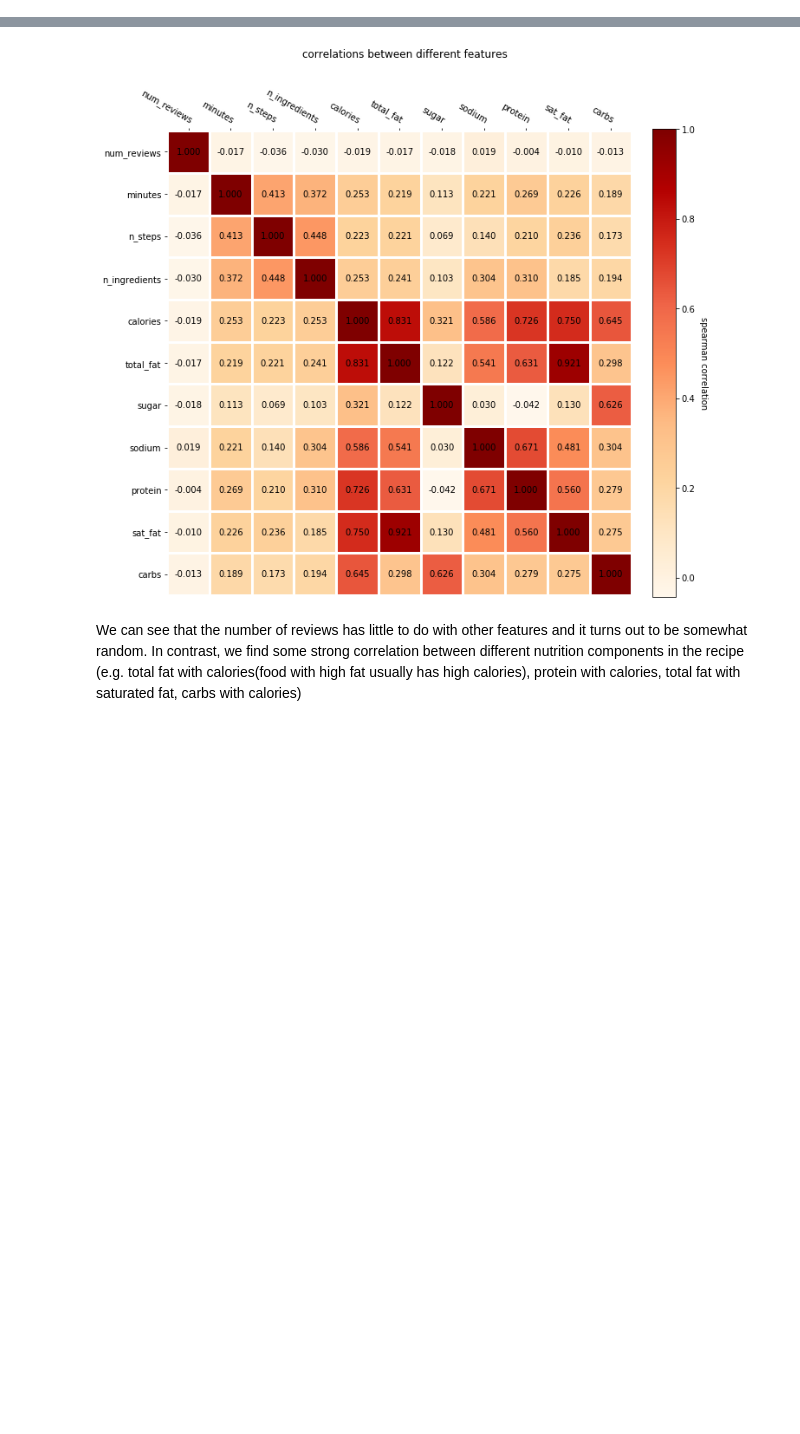
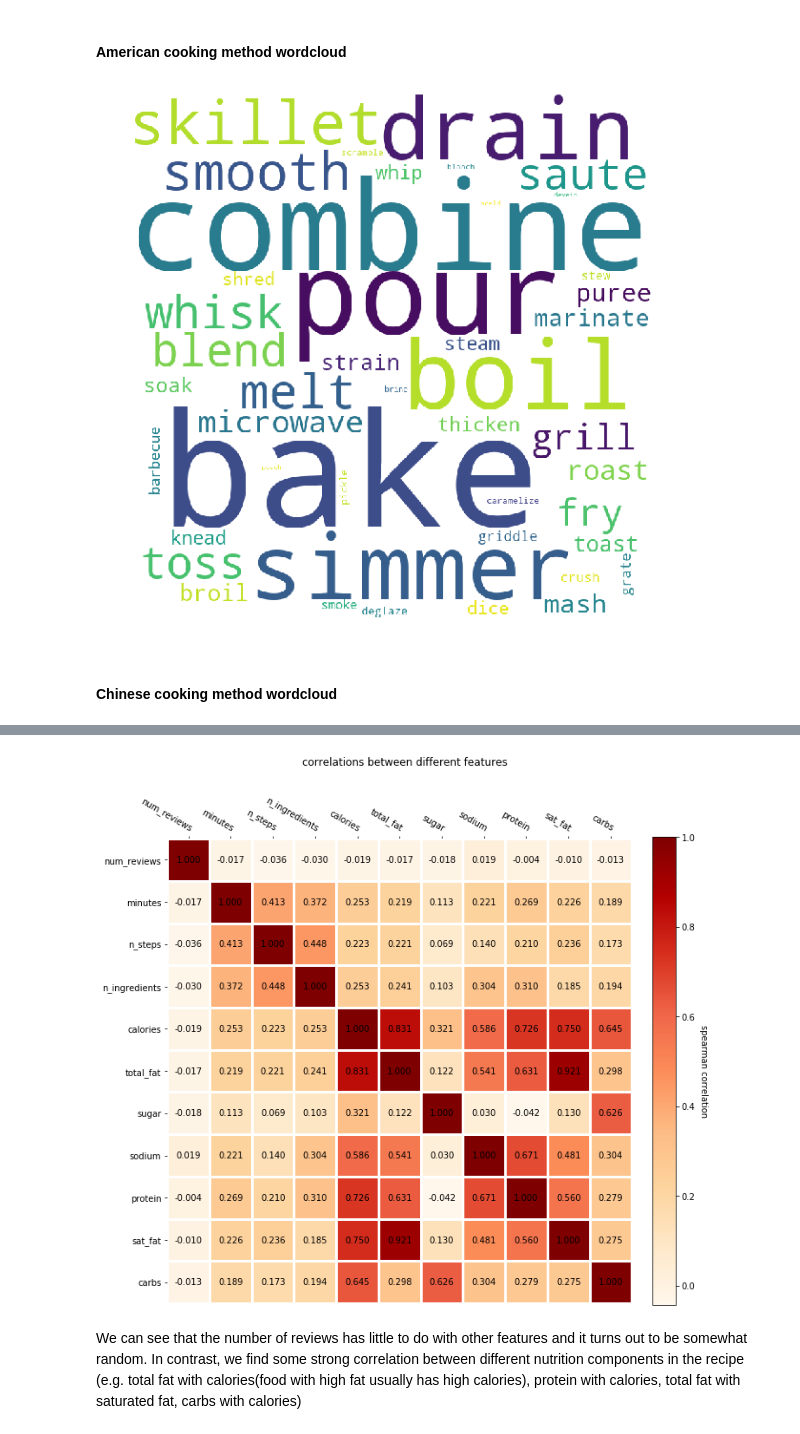
Before and after one commit to JiahuaWU/ada2019, a Jupyter notebook: Milestone2.ipynb, the cells around one changed output, grey strips where cells are left out. Drawn from its saved outputs; the diff is of its cells as text; code cells hidden in the pictures; blank space fills up the shorter version.

```diff
--- a/Milestone2.ipynb
+++ b/Milestone2.ipynb
@@ -50,0 +594,6 @@ dtype: bool
+# %%
+recipe_cooking['method'] = recipe_cooking['steps'].apply(judge_cooking)
+# %%
+recipe_cooking.reset_index(drop = True, inplace = True)
+# %%
+recipe_cooking.drop(index = recipe_cooking[recipe_cooking['method'].apply(len) == 0].index, inplace = True)
@@ -50,0 +611,2 @@ dtype: bool
+# %%
+recipe_cooking_e = recipe_cooking.explode('method')
@@ -50,0 +616,9 @@ dtype: bool
+# %% [markdown]
+#### American cooking method wordcloud
+# %%
+data = recipe_cooking_e[recipe_cooking_e['country'] == 'America']['method'].values
+plt_wordcloud(data)
+# %% [output]
+[figure, added]
+# %% [markdown]
+#### Chinese cooking method wordcloud
```
Also changed, not shown: parts of 158 cells of this notebook.
